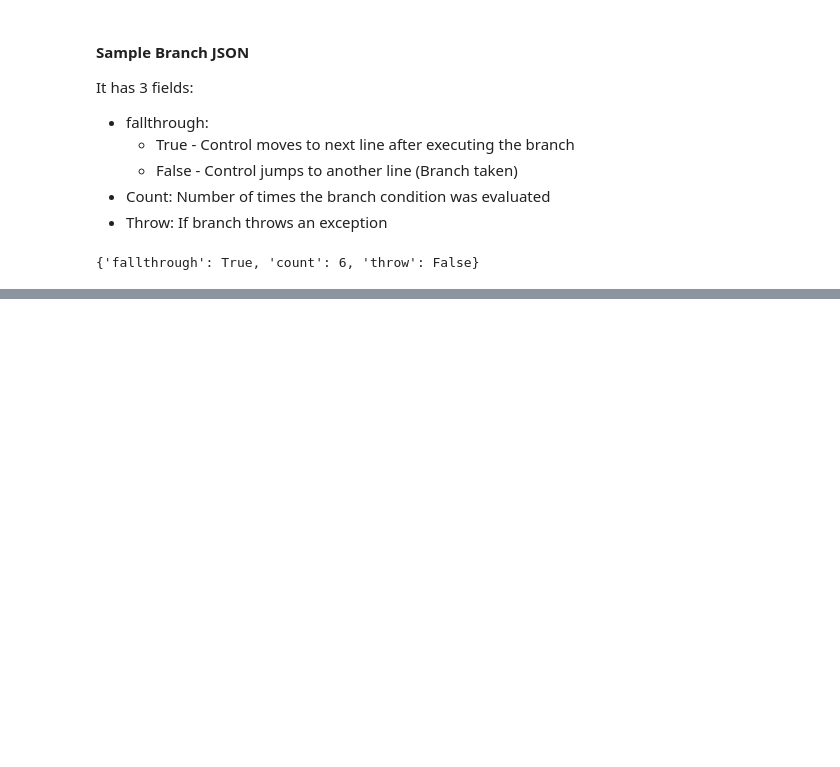
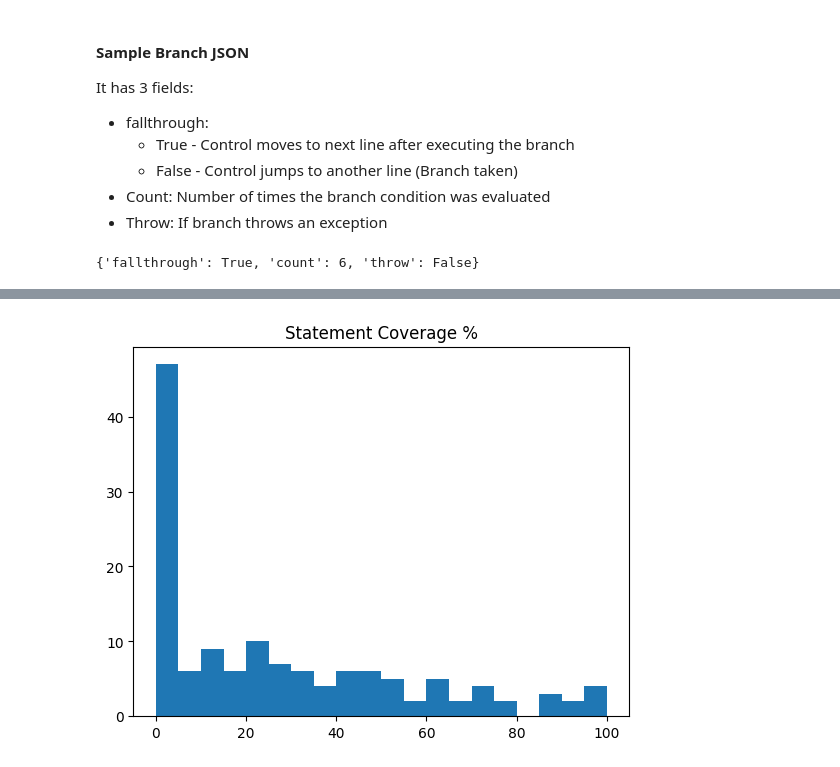
Before and after one commit to SuvigyaJain1/SSP_Project, a Jupyter notebook: analysis.ipynb, the cells around one changed output, grey strips where cells are left out. Saved outputs shown, nothing was run; the diff lists cells and outputs as text; code cells hidden in the pictures; blank space fills up the shorter version.

```diff
--- a/analysis.ipynb
+++ b/analysis.ipynb
@@ -130,7 +122,7 @@ for line in CPP_FILE['lines']:
 def get_branch_coverage(file):
     NUM_BRANCHES = 0
     BRANCHES_TAKEN = 0
-    for line in file['lines']:
+    for line in file.get('lines',[]):
         if not line['branches']:
             continue
 
@@ -154,0 +170,29 @@ def get_branch_coverage(file):
+# %%
+overall_stats={}
+unexecuted_files=[]
+for file in os.listdir('json_outputs_with_branch'):
+    filename=os.path.join('json_outputs_with_branch',file)
+    with open(filename,'r') as f:
+        data=json.load(f)
+        data=data['files']
+        CPP_FILE = get_cpp_file(data)
+        if CPP_FILE is not None:
+
+            sc,s = get_line_coverage(CPP_FILE)
+            if(s==0):
+                print(CPP_FILE)
+                continue
+            mc,m = get_function_coverage(CPP_FILE)
+            bt_bf,b = get_branch_coverage(CPP_FILE)
+            tpc=get_TPC(CPP_FILE)
+            overall_stats[CPP_FILE['file']]={
+            'sc':sc,
+            'mc':mc,
+            'bt_bf':bt_bf,
+            'b':b,
+            's':s,
+            'm':m,
+            'tpc':tpc
+        }
+        else:
+            unexecuted_files.append(file.strip('.gcov.json'))
@@ -154,0 +221,12 @@ def get_branch_coverage(file):
+# %%
+
+statement_coverage = [(x['sc']/x['s'])*100 for x in overall_stats.values()]
+method_coverage = [(x['mc']/x['m'])*100 for x in overall_stats.values()]
+branch_coverage = [(x['bt_bf']/x['b'])*100 for x in overall_stats.values() if x['b'] != 0]
+tpc_coverage = [x['tpc'] for x in overall_stats.values()]
+# %%
+plt.hist(statement_coverage,bins=20)
+plt.title("Statement Coverage %")
+plt.show()
+# %% [output]
+[figure, added]
```
Also changed, not shown: parts of 21 cells of this notebook, 1 other file.
